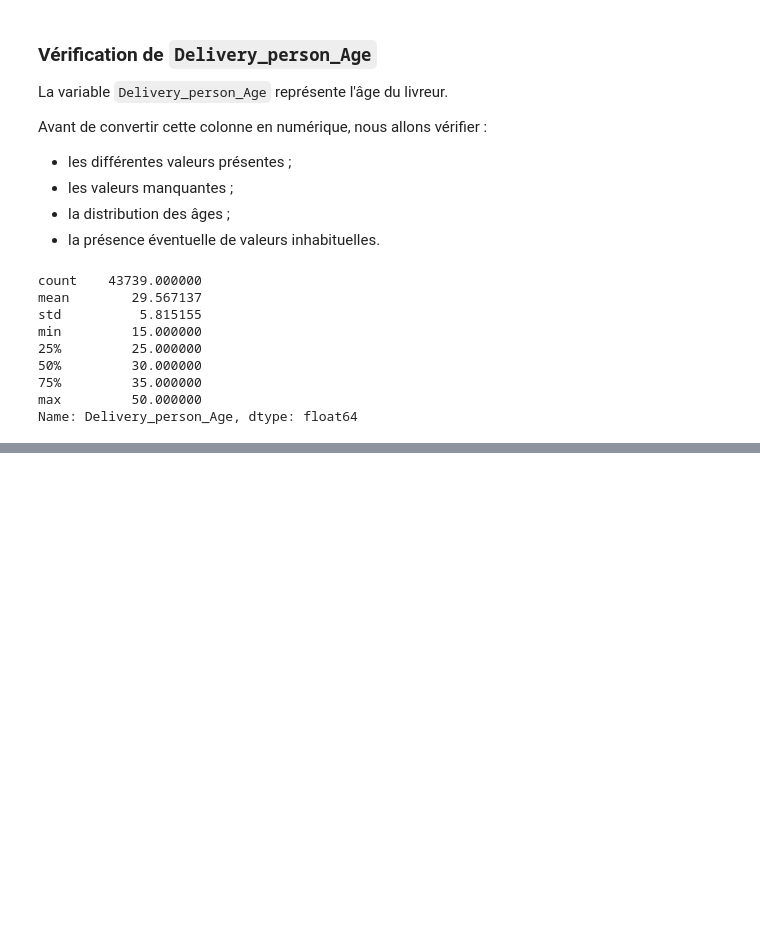
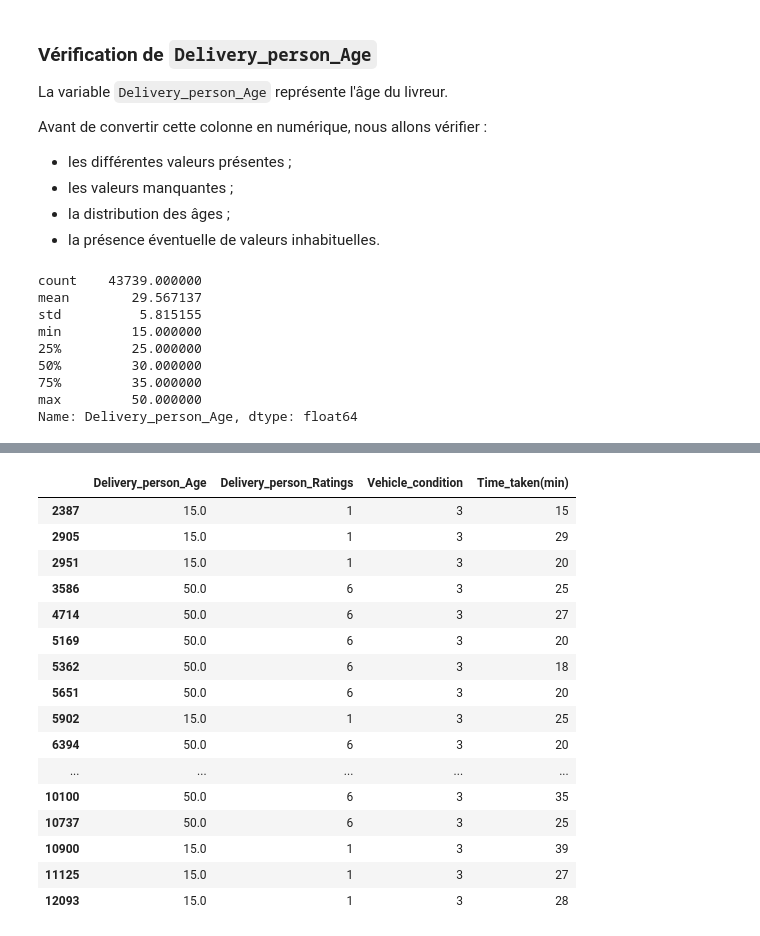
Before and after one commit to lahcen404/DeliveryETA, a Jupyter notebook: notebooks/delivery_eta_analysis.ipynb, the cells around one changed output, grey strips where cells are left out. Cells and saved outputs as stored; diff of their text form; code cells hidden in the pictures; blank space fills up the shorter version.

```diff
--- a/notebooks/delivery_eta_analysis.ipynb
+++ b/notebooks/delivery_eta_analysis.ipynb
@@ -718,0 +637,30 @@ plt.show()
+# %%
+clean_df[
+    (clean_df["Delivery_person_Age"] == 15) |
+    (clean_df["Delivery_person_Age"] == 50)
+][
+    [
+        "Delivery_person_Age",
+        "Delivery_person_Ratings",
+        "Vehicle_condition",
+        "Time_taken(min)"
+    ]
+].head(20)
+# %% [output]
+|  | Delivery_person_Age | Delivery_person_Ratings | Vehicle_condition | Time_taken(min) |
+| 2387 | 15.0 | 1 | 3 | 15 |
+| 2905 | 15.0 | 1 | 3 | 29 |
+| 2951 | 15.0 | 1 | 3 | 20 |
+| 3586 | 50.0 | 6 | 3 | 25 |
+| 4714 | 50.0 | 6 | 3 | 27 |
+| 5169 | 50.0 | 6 | 3 | 20 |
+| 5362 | 50.0 | 6 | 3 | 18 |
+| 5651 | 50.0 | 6 | 3 | 20 |
+| 5902 | 15.0 | 1 | 3 | 25 |
+| 6394 | 50.0 | 6 | 3 | 20 |
+| ... | ... | ... | ... | ... |
+| 10100 | 50.0 | 6 | 3 | 35 |
+| 10737 | 50.0 | 6 | 3 | 25 |
+| 10900 | 15.0 | 1 | 3 | 39 |
+| 11125 | 15.0 | 1 | 3 | 27 |
+| 12093 | 15.0 | 1 | 3 | 28 |
```
Also changed, not shown: parts of 55 cells of this notebook.
